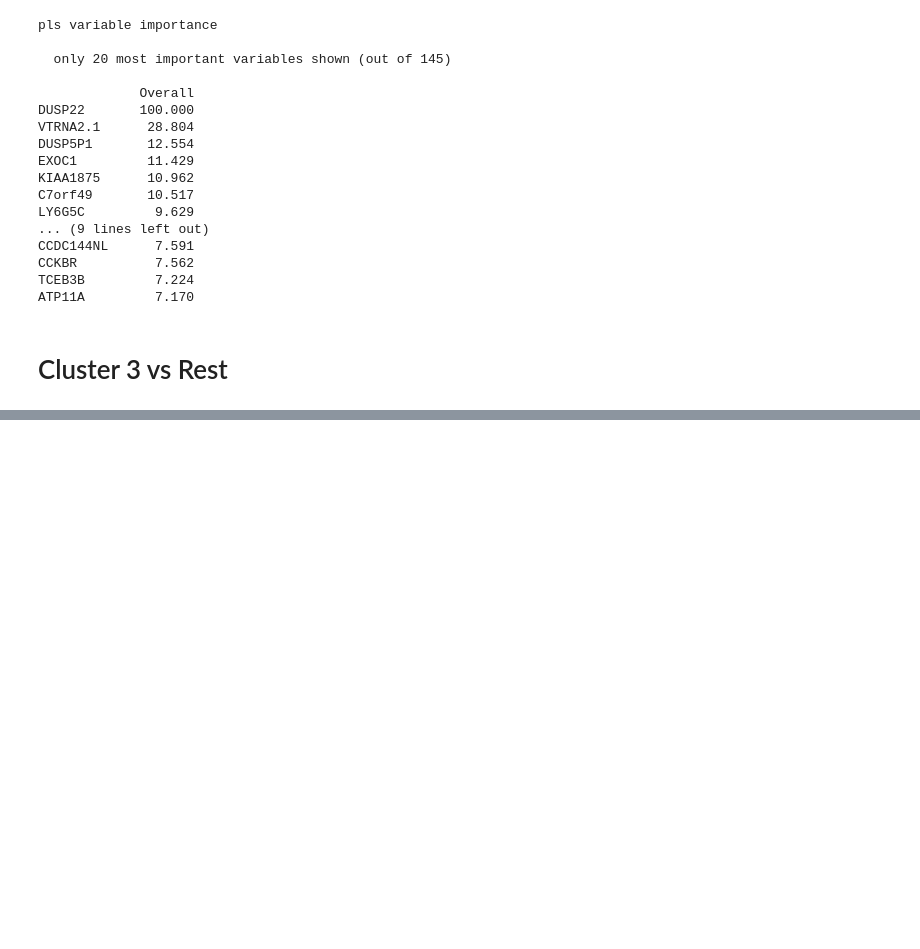
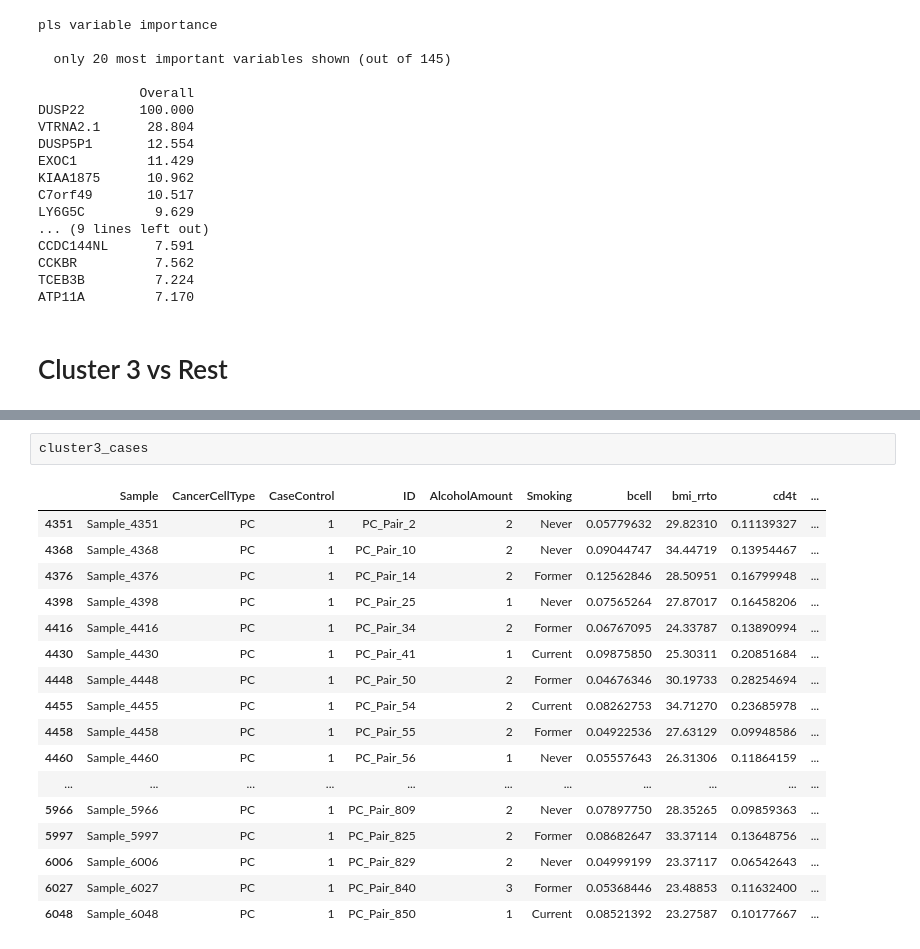
Before and after one commit to computational-epigenetics-section/MCCS_ESS_Cancer, a Jupyter notebook: Exploratory Analysis for Prostate Cancer and Machine Learning based Feature Selection.ipynb, the cells around one changed output, grey strips where cells are left out. Drawn from its saved outputs; the diff is of its cells as text; blank space fills up the shorter version.

```diff
--- a/Exploratory Analysis for Prostate Cancer and Machine Learning based Feature Selection.ipynb
+++ b/Exploratory Analysis for Prostate Cancer and Machine Learning based Feature Selection.ipynb
@@ -401,0 +392,20 @@ ANKRD30B                     6.482
+# %%
+cluster3_cases
+# %% [output]
+|  | Sample | CancerCellType | CaseControl | ID | AlcoholAmount | Smoking | bcell | bmi_rrto | cd4t | ... |
+| 4351 | Sample_4351 | PC | 1 | PC_Pair_2 | 2 | Never | 0.05779632 | 29.82310 | 0.11139327 | ... |
+| 4368 | Sample_4368 | PC | 1 | PC_Pair_10 | 2 | Never | 0.09044747 | 34.44719 | 0.13954467 | ... |
+| 4376 | Sample_4376 | PC | 1 | PC_Pair_14 | 2 | Former | 0.12562846 | 28.50951 | 0.16799948 | ... |
+| 4398 | Sample_4398 | PC | 1 | PC_Pair_25 | 1 | Never | 0.07565264 | 27.87017 | 0.16458206 | ... |
+| 4416 | Sample_4416 | PC | 1 | PC_Pair_34 | 2 | Former | 0.06767095 | 24.33787 | 0.13890994 | ... |
+| 4430 | Sample_4430 | PC | 1 | PC_Pair_41 | 1 | Current | 0.09875850 | 25.30311 | 0.20851684 | ... |
+| 4448 | Sample_4448 | PC | 1 | PC_Pair_50 | 2 | Former | 0.04676346 | 30.19733 | 0.28254694 | ... |
+| 4455 | Sample_4455 | PC | 1 | PC_Pair_54 | 2 | Current | 0.08262753 | 34.71270 | 0.23685978 | ... |
+| 4458 | Sample_4458 | PC | 1 | PC_Pair_55 | 2 | Former | 0.04922536 | 27.63129 | 0.09948586 | ... |
+| 4460 | Sample_4460 | PC | 1 | PC_Pair_56 | 1 | Never | 0.05557643 | 26.31306 | 0.11864159 | ... |
+| ... | ... | ... | ... | ... | ... | ... | ... | ... | ... | ... |
+| 5966 | Sample_5966 | PC | 1 | PC_Pair_809 | 2 | Never | 0.07897750 | 28.35265 | 0.09859363 | ... |
+| 5997 | Sample_5997 | PC | 1 | PC_Pair_825 | 2 | Former | 0.08682647 | 33.37114 | 0.13648756 | ... |
+| 6006 | Sample_6006 | PC | 1 | PC_Pair_829 | 2 | Never | 0.04999199 | 23.37117 | 0.06542643 | ... |
+| 6027 | Sample_6027 | PC | 1 | PC_Pair_840 | 3 | Former | 0.05368446 | 23.48853 | 0.11632400 | ... |
+| 6048 | Sample_6048 | PC | 1 | PC_Pair_850 | 1 | Current | 0.08521392 | 23.27587 | 0.10177667 | ... |
```
Also changed, not shown: parts of 4 cells of this notebook, 1 other file.
